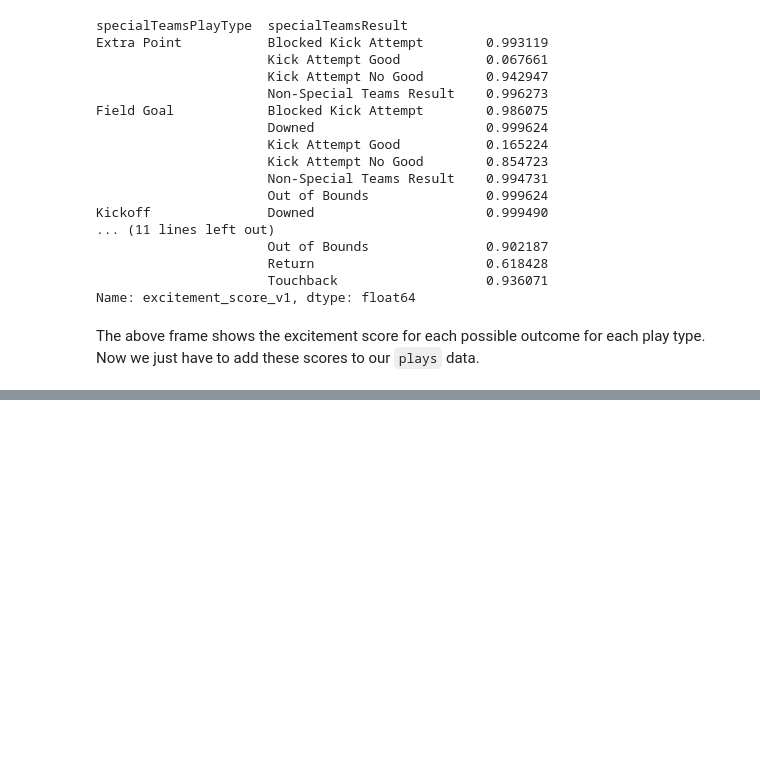
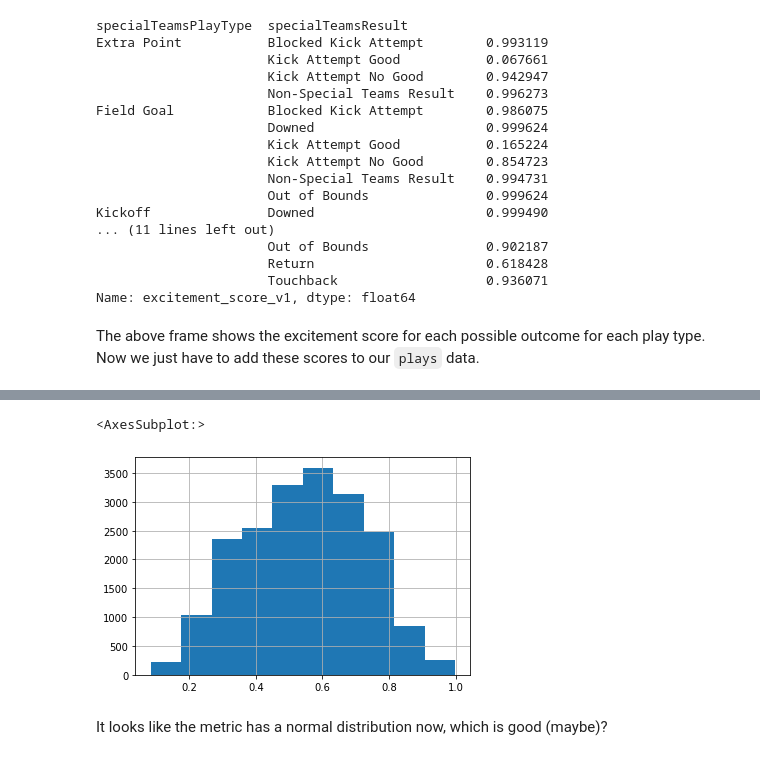
Before and after one commit to icowen/big-data-bowl-2022, a Jupyter notebook: eda.ipynb, the cells around one changed output, grey strips where cells are left out. Drawn from its saved outputs; the diff is of its cells as text; code cells hidden in the pictures; blank space fills up the shorter version.

```diff
--- a/eda.ipynb
+++ b/eda.ipynb
@@ -448,0 +603,7 @@ plays_v1
+# %%
+plays['excitement_score_v2'].hist()
+# %% [output]
+<AxesSubplot:>
+[figure, added]
+# %% [markdown]
+It looks like the metric has a normal distribution now, which is good (maybe)?
```
Also changed, not shown: parts of 32 cells of this notebook, 9 other files.
